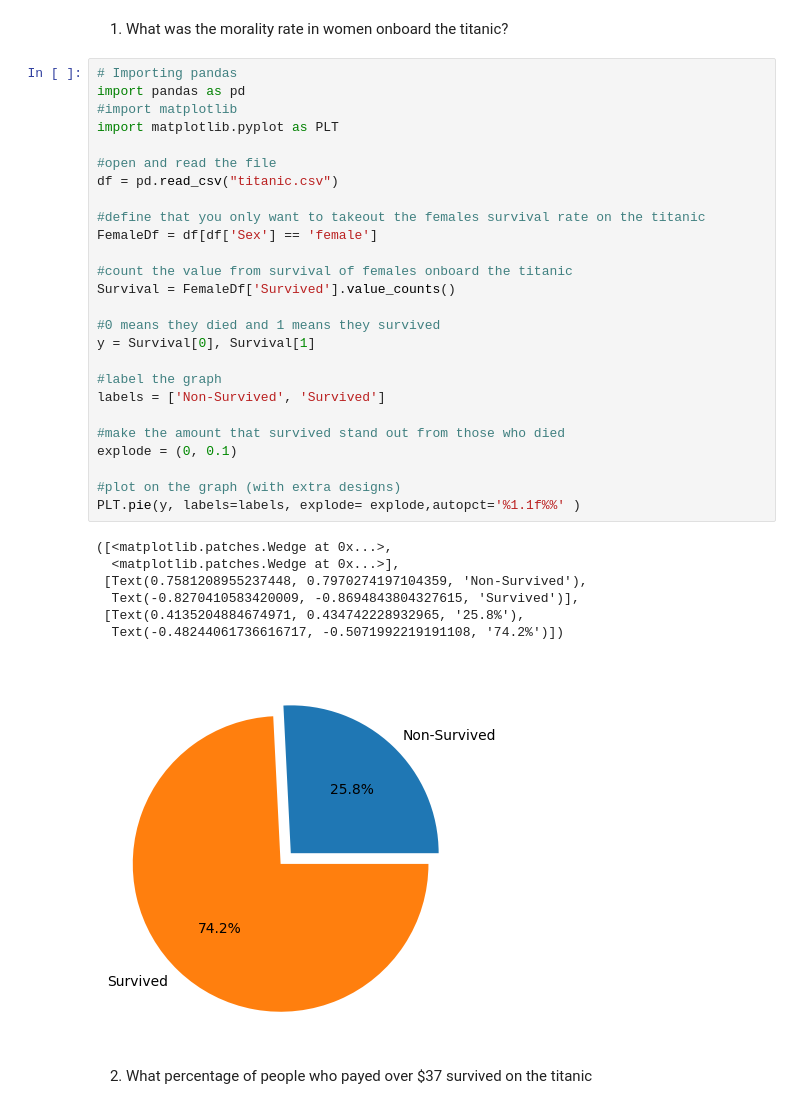
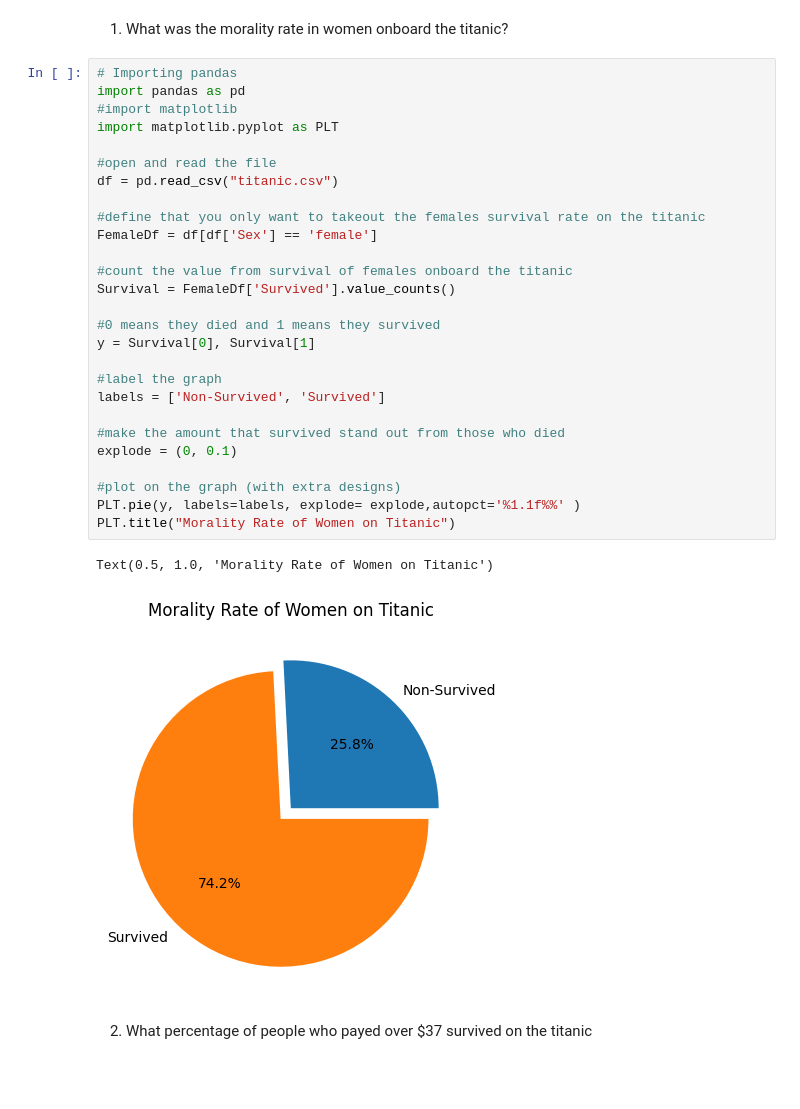
Before and after one commit to AmiriL2/Unit2DataScience, a Jupyter notebook: Titanic.ipynb, the cells around one changed output. Cells and saved outputs as stored; diff of their text form; blank space fills up the shorter version.

```diff
--- a/Titanic.ipynb
+++ b/Titanic.ipynb
@@ -3,37 +3,33 @@
 # %%
 # Importing pandas
 import pandas as pd
 #import matplotlib
 import matplotlib.pyplot as PLT
 
 #open and read the file
 df = pd.read_csv("titanic.csv")
 
 #define that you only want to takeout the females survival rate on the titanic
 FemaleDf = df[df['Sex'] == 'female']
 
 #count the value from survival of females onboard the titanic
 Survival = FemaleDf['Survived'].value_counts()
 
 #0 means they died and 1 means they survived
 y = Survival[0], Survival[1]
 
 #label the graph
 labels = ['Non-Survived', 'Survived']
 
 #make the amount that survived stand out from those who died
 explode = (0, 0.1)
 
 #plot on the graph (with extra designs)
 PLT.pie(y, labels=labels, explode= explode,autopct='%1.1f%%' )
+PLT.title("Morality Rate of Women on Titanic")
 # %% [output]
-([<matplotlib.patches.Wedge at 0x...>,
-  <matplotlib.patches.Wedge at 0x...>],
- [Text(0.7581208955237448, 0.7970274197104359, 'Non-Survived'),
-  Text(-0.8270410583420009, -0.8694843804327615, 'Survived')],
- [Text(0.4135204884674971, 0.434742228932965, '25.8%'),
-  Text(-0.48244061736616717, -0.5071992219191108, '74.2%')])
+Text(0.5, 1.0, 'Morality Rate of Women on Titanic')
-[figure, old version]
+[figure, new version]
 # %% [markdown]
 2. What percentage of people who payed over $37 survived on the titanic
 # %%
```
